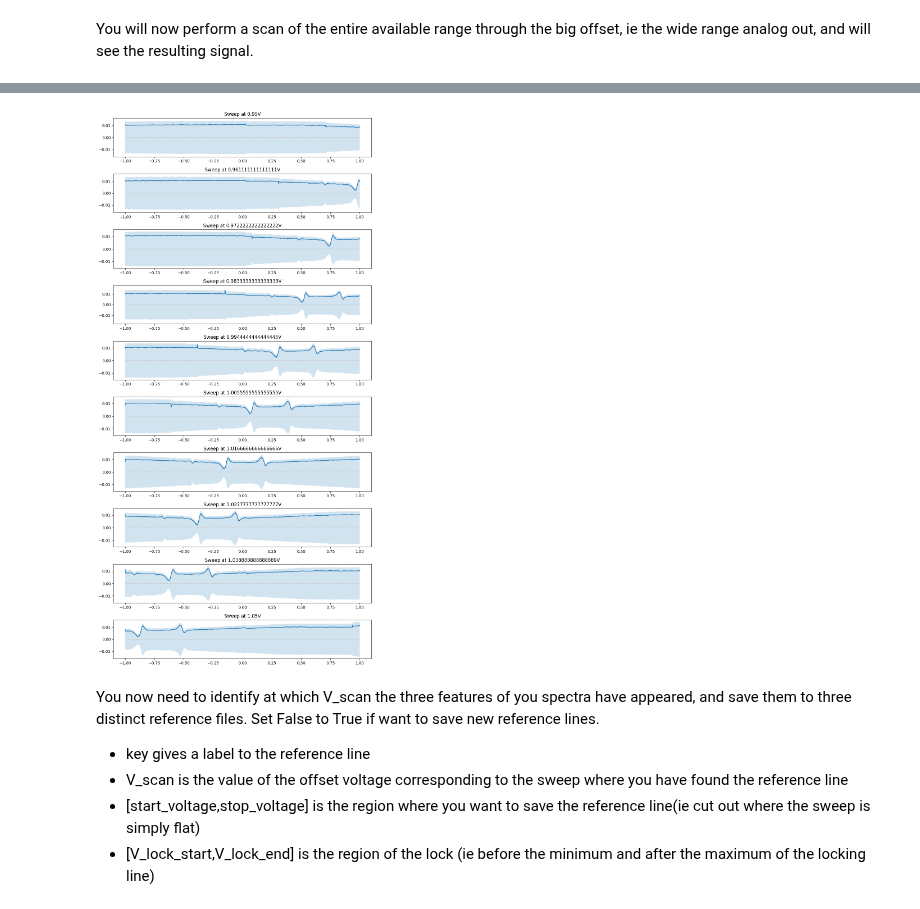
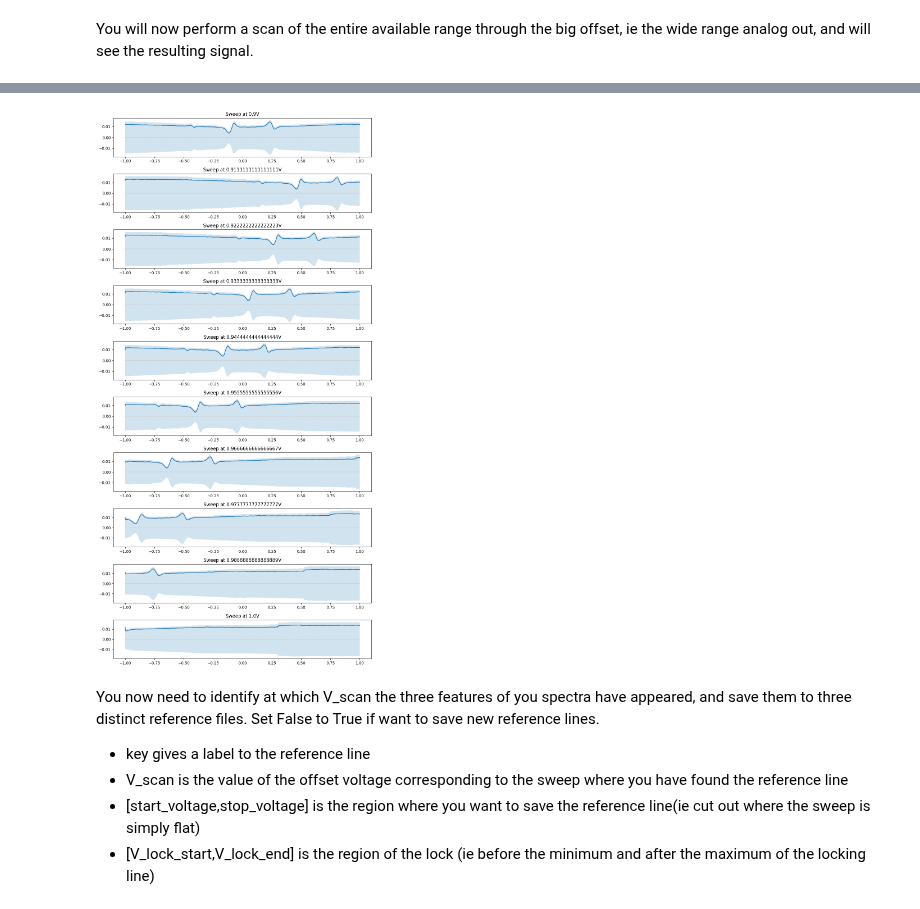
Before and after one commit to jack00look/RP_Spectroscopy, a Jupyter notebook: Notebook_Serafini.ipynb, the cells around one changed output, grey strips where cells are left out. Drawn from its saved outputs; the diff is of its cells as text; code cells hidden in the pictures.

```diff
--- a/Notebook_Serafini.ipynb
+++ b/Notebook_Serafini.ipynb
@@ -89,5 +87,5 @@ psd_acquisition_max_decimation: 18
 You will now perform a scan of the entire available range through the big offset, ie the wide range analog out, and will see the resulting signal.
 # %%
 #RP_controller.hardware_interface.unset_debug_mode()
-RP_controller.scan_lines(start_voltage= .95, stop_voltage= 1.05, num_points= 10)
+RP_controller.scan_lines(start_voltage= .9, stop_voltage= 1, num_points= 10)
 # %% [output]
@@ -107,4 +105,4 @@ Scanning at voltage 1.050V (10/10) [##########] (14.40s) Done!
-[figure, old version]
+[figure, new version]
 # %% [markdown]
 You now need to identify at which V_scan the three features of you spectra have appeared, and save them to three distinct reference files.
 Set False to True if want to save new reference lines.
```
Also changed, not shown: parts of 12 cells of this notebook, 8 other files.
